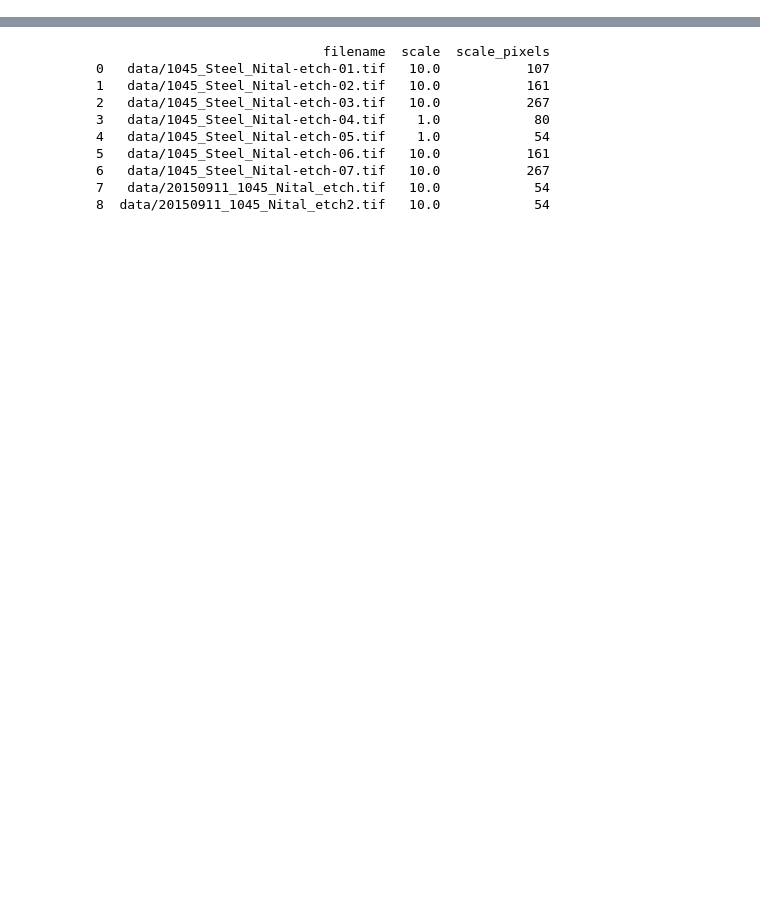
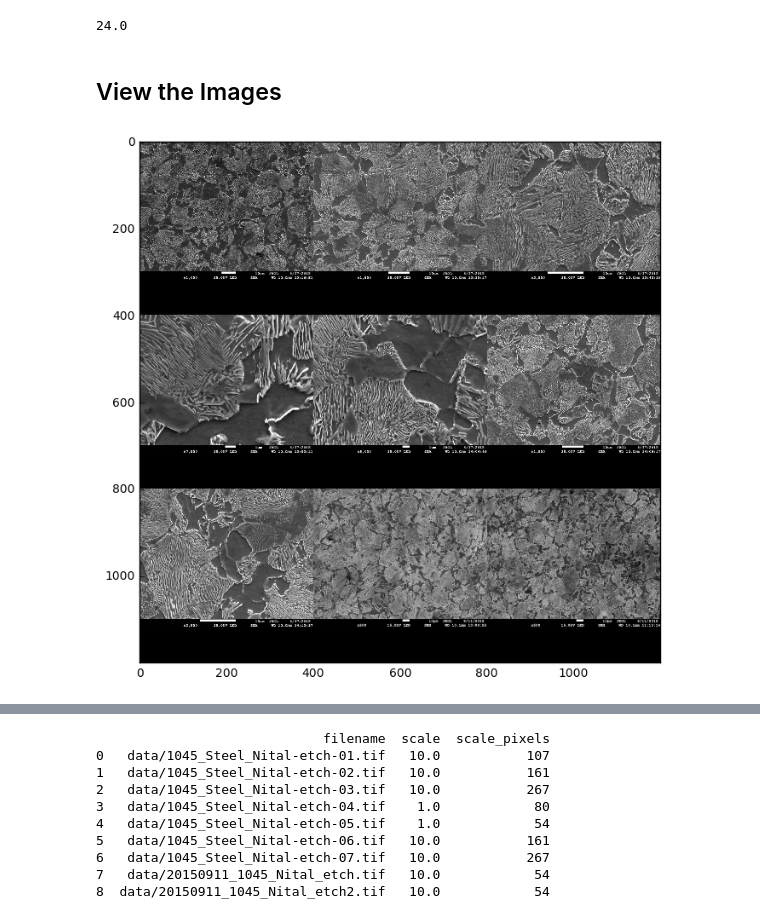
Before and after one commit to wd15/sem-image-stats, a Jupyter notebook: index.ipynb, the cells around one changed output, grey strips where cells are left out. Saved outputs shown, nothing was run; the diff lists cells and outputs as text; code cells hidden in the pictures; blank space fills up the shorter version.

```diff
--- a/index.ipynb
+++ b/index.ipynb
@@ -84,0 +71,41 @@ plt.tight_layout()
+# %%
+
+fcompose = lambda *args: compose(*args[::-1])
+fcompose.__doc__ = """Pipe functions together"""
+
+f = lambda x: (3. * x, x / 2.)
+g = lambda x: x[0] * x[1]
+fcompose(f, g)(4.)
+# %% [output]
+24.0
+# %% [markdown]
+## View the Images
+# %%
+@curry
+def combine_image(size, images):
+    N = int(np.ceil(np.sqrt(len(images))))
+    thumbnail_size = size // N
+    new_im = PIL.Image.new('RGB', (size, size))
+    for count in range(len(images)):
+        image = images[count].copy()
+        image.thumbnail((thumbnail_size, thumbnail_size))
+        new_im.paste(image, ((count % N) * thumbnail_size, (count // N) * thumbnail_size))
+    return new_im
+
+get_images = fcompose(
+    glob.glob,
+    sorted,
+    map(PIL.Image.open))
+
+make_thumb = fcompose(
+    get_images,
+    list,
+    combine_image(1200),
+    np.array)
+
+fig, ax = plt.subplots(figsize=(7, 7))
+ax.imshow(make_thumb("data/*.tif"))
+fig.tight_layout()
+fig.show()
+# %% [output]
+[figure, added]
```
Also changed, not shown: parts of 19 cells of this notebook.
